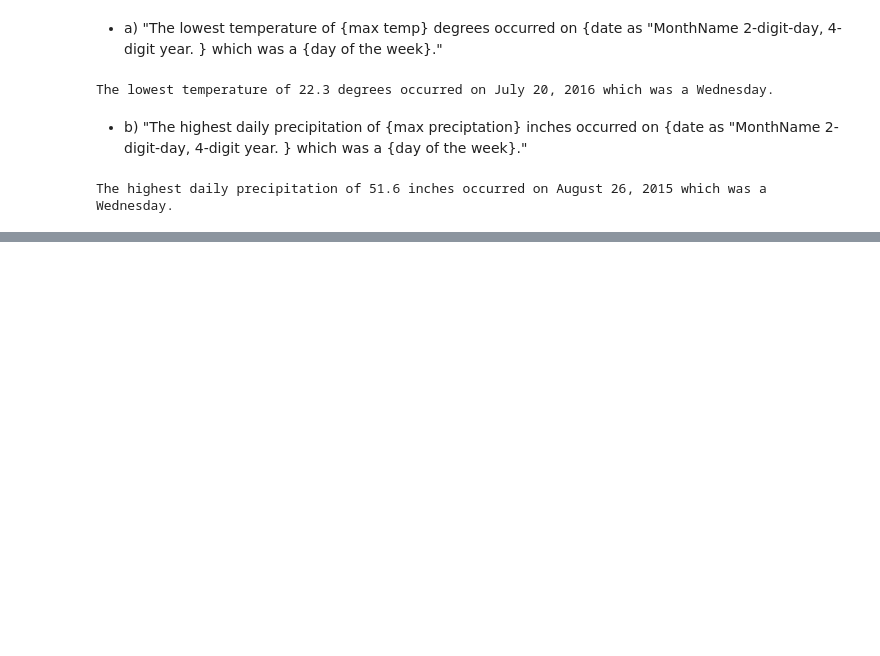
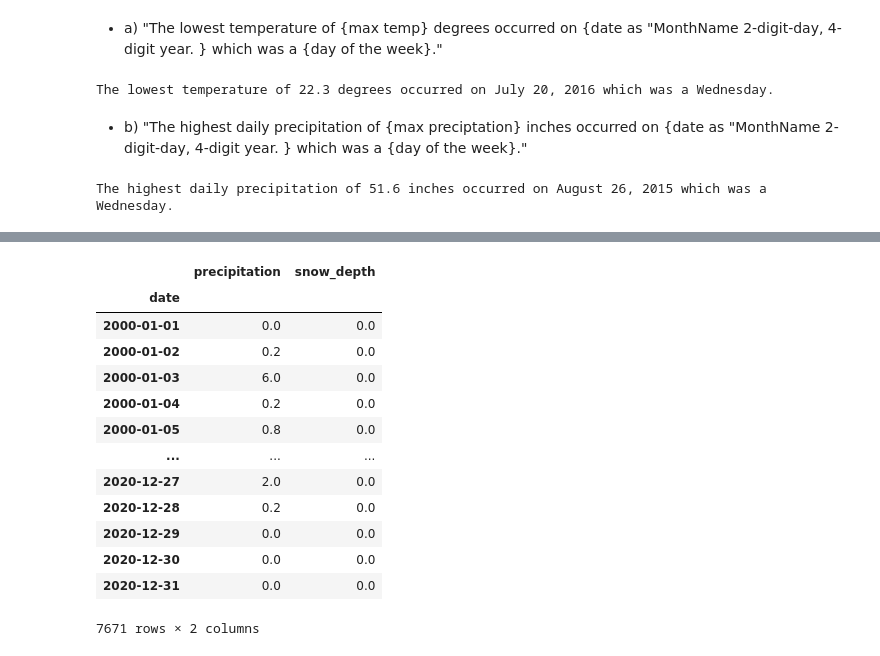
Before and after one commit to krisbarbier/Time-Series-with-Pandas, a Jupyter notebook: Time Series with Pandas (Practice).ipynb, the cells around one changed output, grey strips where cells are left out. Cells and saved outputs as stored; diff of their text form; code cells hidden in the pictures; blank space fills up the shorter version.

```diff
--- a/Time Series with Pandas (Practice).ipynb
+++ b/Time Series with Pandas (Practice).ipynb
@@ -125,0 +249,20 @@ The highest daily precipitation of 51.6 inches occurred on August 26, 2015 which
+# %%
+#Get precipitation columns
+precip_cols = ['precipitation','snow_depth']
+plot_df  = df.loc["2000":,precip_cols]
+plot_df
+# %% [output]
+|  | precipitation | snow_depth |
+| date |  |  |
+| 2000-01-01 | 0.0 | 0.0 |
+| 2000-01-02 | 0.2 | 0.0 |
+| 2000-01-03 | 6.0 | 0.0 |
+| 2000-01-04 | 0.2 | 0.0 |
+| 2000-01-05 | 0.8 | 0.0 |
+| ... | ... | ... |
+| 2020-12-27 | 2.0 | 0.0 |
+| 2020-12-28 | 0.2 | 0.0 |
+| 2020-12-29 | 0.0 | 0.0 |
+| 2020-12-30 | 0.0 | 0.0 |
+| 2020-12-31 | 0.0 | 0.0 |
+7671 rows × 2 columns
```
Also changed, not shown: parts of 12 cells of this notebook.
